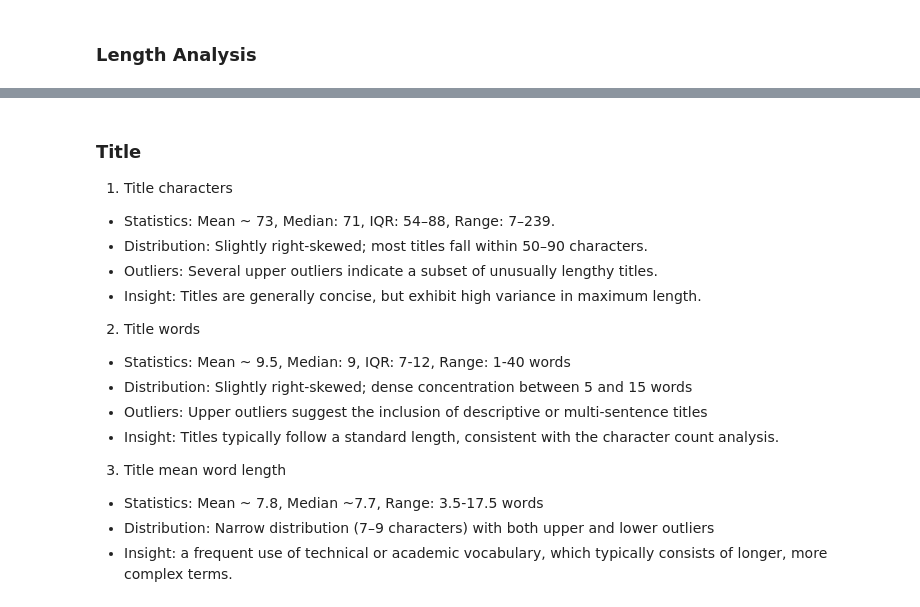
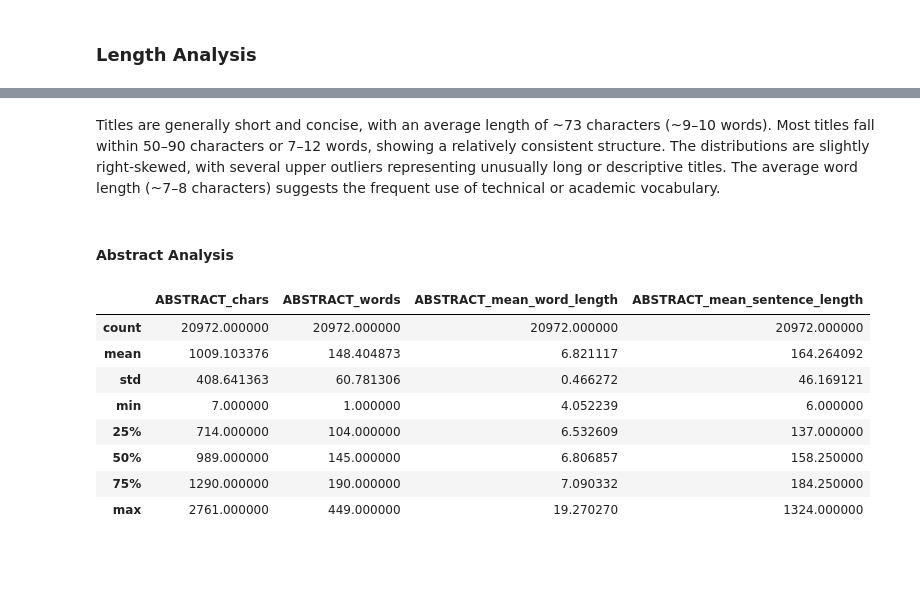
Before and after one commit to phngan05/ML-Assignment, a Jupyter notebook: notebooks/main.ipynb, the cells around one changed output, grey strips where cells are left out. Drawn from its saved outputs; the diff is of its cells as text; code cells hidden in the pictures; blank space fills up the shorter version.

```diff
--- a/notebooks/main.ipynb
+++ b/notebooks/main.ipynb
@@ -95,18 +158,16 @@ Visualize by Boxplot and Histogram for TITLE
 # %% [markdown]
-### Title
-1. Title characters
-- Statistics: Mean ~ 73, Median: 71, IQR: 54–88, Range: 7–239.
-- Distribution: Slightly right-skewed; most titles fall within 50–90 characters.
-- Outliers: Several upper outliers indicate a subset of unusually lengthy titles.
-- Insight: Titles are generally concise, but exhibit high variance in maximum length.
-
-2. Title words
-- Statistics: Mean ~ 9.5, Median: 9, IQR: 7-12, Range: 1-40 words
-- Distribution: Slightly right-skewed; dense concentration between 5 and 15 words
-- Outliers: Upper outliers suggest the inclusion of descriptive or multi-sentence titles
-- Insight: Titles typically follow a standard length, consistent with the character count analysis.
-
-3. Title mean word length
-- Statistics: Mean ~ 7.8, Median ~7.7, Range: 3.5-17.5 words
-- Distribution: Narrow distribution (7–9 characters) with both upper and lower outliers
-- Insight: a frequent use of technical or academic vocabulary, which typically consists of longer, more complex terms.
+Titles are generally short and concise, with an average length of ~73 characters (~9–10 words). Most titles fall within 50–90 characters or 7–12 words, showing a relatively consistent structure. The distributions are slightly right-skewed, with several upper outliers representing unusually long or descriptive titles. The average word length (~7–8 characters) suggests the frequent use of technical or academic vocabulary.
+# %% [markdown]
+#### Abstract Analysis
+# %%
+df[abstract_length_columns].describe()
+# %% [output]
+|  | ABSTRACT_chars | ABSTRACT_words | ABSTRACT_mean_word_length | ABSTRACT_mean_sentence_length |
+| count | 20972.000000 | 20972.000000 | 20972.000000 | 20972.000000 |
+| mean | 1009.103376 | 148.404873 | 6.821117 | 164.264092 |
+| std | 408.641363 | 60.781306 | 0.466272 | 46.169121 |
+| min | 7.000000 | 1.000000 | 4.052239 | 6.000000 |
+| 25% | 714.000000 | 104.000000 | 6.532609 | 137.000000 |
+| 50% | 989.000000 | 145.000000 | 6.806857 | 158.250000 |
+| 75% | 1290.000000 | 190.000000 | 7.090332 | 184.250000 |
+| max | 2761.000000 | 449.000000 | 19.270270 | 1324.000000 |
```
Also changed, not shown: parts of 13 cells of this notebook.
